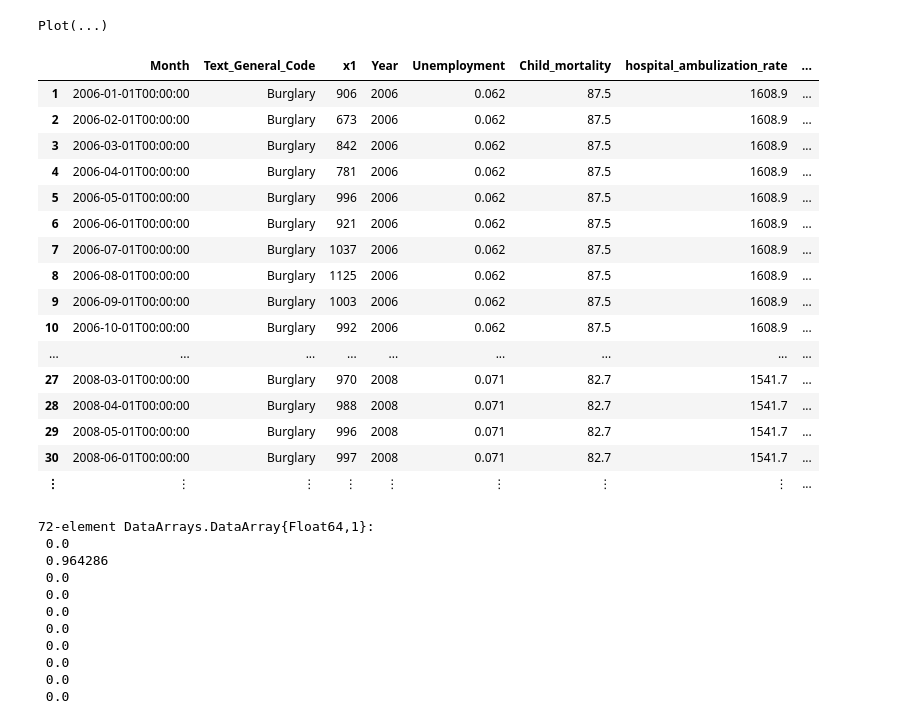
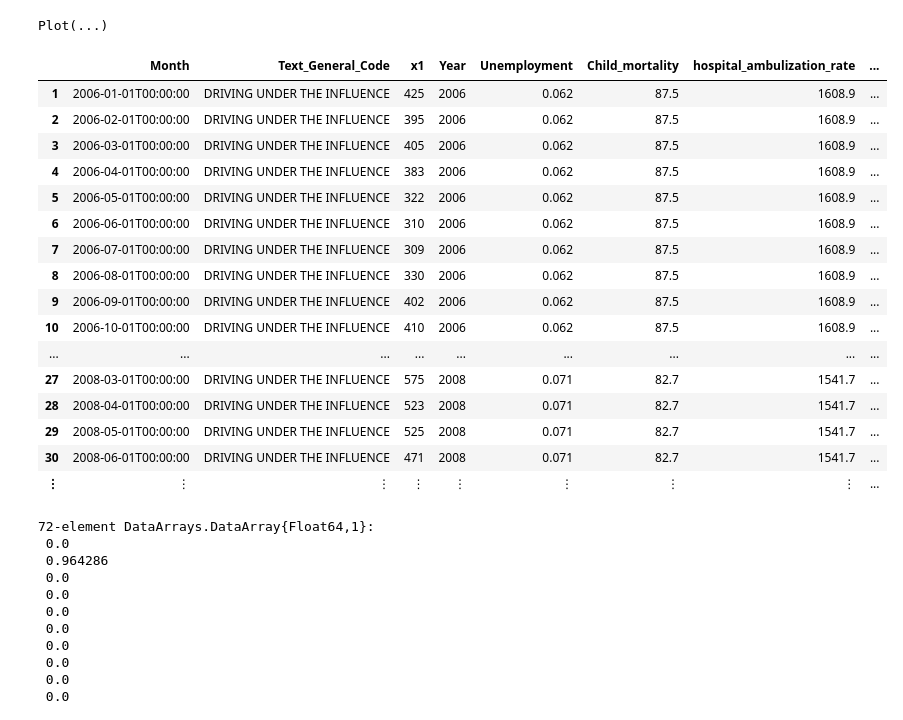
Before and after one commit to rainy0niu/Predicting-Crimes-in-Philadelphia, a Jupyter notebook: project_code/Deseasonalized_Fitting.ipynb, the cells around one changed output. Saved outputs shown, nothing was run; the diff lists cells and outputs as text; code cells hidden in the pictures.

```diff
--- a/project_code/Deseasonalized_Fitting.ipynb
+++ b/project_code/Deseasonalized_Fitting.ipynb
@@ -36,24 +36,24 @@ plot(data,x=:Month,y=:deseasonalized_subtract_mean,color=:Text_General_Code,Geom
 Plot(...)
 # %%
 #Focusing on Burglary
-DBurglary = data[data[:Text_General_Code].=="Burglary",:]
+DBurglary = data[data[:Text_General_Code].=="DRIVING UNDER THE INFLUENCE",:]
 # %% [output]
 |  | Month | Text_General_Code | x1 | Year | Unemployment | Child_mortality | hospital_ambulization_rate | ... |
-| 1 | 2006-01-01T00:00:00 | Burglary | 906 | 2006 | 0.062 | 87.5 | 1608.9 | ... |
-| 2 | 2006-02-01T00:00:00 | Burglary | 673 | 2006 | 0.062 | 87.5 | 1608.9 | ... |
-| 3 | 2006-03-01T00:00:00 | Burglary | 842 | 2006 | 0.062 | 87.5 | 1608.9 | ... |
-| 4 | 2006-04-01T00:00:00 | Burglary | 781 | 2006 | 0.062 | 87.5 | 1608.9 | ... |
-| 5 | 2006-05-01T00:00:00 | Burglary | 996 | 2006 | 0.062 | 87.5 | 1608.9 | ... |
-| 6 | 2006-06-01T00:00:00 | Burglary | 921 | 2006 | 0.062 | 87.5 | 1608.9 | ... |
-| 7 | 2006-07-01T00:00:00 | Burglary | 1037 | 2006 | 0.062 | 87.5 | 1608.9 | ... |
-| 8 | 2006-08-01T00:00:00 | Burglary | 1125 | 2006 | 0.062 | 87.5 | 1608.9 | ... |
-| 9 | 2006-09-01T00:00:00 | Burglary | 1003 | 2006 | 0.062 | 87.5 | 1608.9 | ... |
-| 10 | 2006-10-01T00:00:00 | Burglary | 992 | 2006 | 0.062 | 87.5 | 1608.9 | ... |
+| 1 | 2006-01-01T00:00:00 | DRIVING UNDER THE INFLUENCE | 425 | 2006 | 0.062 | 87.5 | 1608.9 | ... |
+| 2 | 2006-02-01T00:00:00 | DRIVING UNDER THE INFLUENCE | 395 | 2006 | 0.062 | 87.5 | 1608.9 | ... |
+| 3 | 2006-03-01T00:00:00 | DRIVING UNDER THE INFLUENCE | 405 | 2006 | 0.062 | 87.5 | 1608.9 | ... |
+| 4 | 2006-04-01T00:00:00 | DRIVING UNDER THE INFLUENCE | 383 | 2006 | 0.062 | 87.5 | 1608.9 | ... |
+| 5 | 2006-05-01T00:00:00 | DRIVING UNDER THE INFLUENCE | 322 | 2006 | 0.062 | 87.5 | 1608.9 | ... |
+| 6 | 2006-06-01T00:00:00 | DRIVING UNDER THE INFLUENCE | 310 | 2006 | 0.062 | 87.5 | 1608.9 | ... |
+| 7 | 2006-07-01T00:00:00 | DRIVING UNDER THE INFLUENCE | 309 | 2006 | 0.062 | 87.5 | 1608.9 | ... |
+| 8 | 2006-08-01T00:00:00 | DRIVING UNDER THE INFLUENCE | 330 | 2006 | 0.062 | 87.5 | 1608.9 | ... |
+| 9 | 2006-09-01T00:00:00 | DRIVING UNDER THE INFLUENCE | 402 | 2006 | 0.062 | 87.5 | 1608.9 | ... |
+| 10 | 2006-10-01T00:00:00 | DRIVING UNDER THE INFLUENCE | 410 | 2006 | 0.062 | 87.5 | 1608.9 | ... |
 | ... | ... | ... | ... | ... | ... | ... | ... | ... |
-| 27 | 2008-03-01T00:00:00 | Burglary | 970 | 2008 | 0.071 | 82.7 | 1541.7 | ... |
-| 28 | 2008-04-01T00:00:00 | Burglary | 988 | 2008 | 0.071 | 82.7 | 1541.7 | ... |
-| 29 | 2008-05-01T00:00:00 | Burglary | 996 | 2008 | 0.071 | 82.7 | 1541.7 | ... |
-| 30 | 2008-06-01T00:00:00 | Burglary | 997 | 2008 | 0.071 | 82.7 | 1541.7 | ... |
+| 27 | 2008-03-01T00:00:00 | DRIVING UNDER THE INFLUENCE | 575 | 2008 | 0.071 | 82.7 | 1541.7 | ... |
+| 28 | 2008-04-01T00:00:00 | DRIVING UNDER THE INFLUENCE | 523 | 2008 | 0.071 | 82.7 | 1541.7 | ... |
+| 29 | 2008-05-01T00:00:00 | DRIVING UNDER THE INFLUENCE | 525 | 2008 | 0.071 | 82.7 | 1541.7 | ... |
+| 30 | 2008-06-01T00:00:00 | DRIVING UNDER THE INFLUENCE | 471 | 2008 | 0.071 | 82.7 | 1541.7 | ... |
 | ⋮ | ⋮ | ⋮ | ⋮ | ⋮ | ⋮ | ⋮ | ⋮ | ... |
 # %%
 Burglary[:,45]
```
Also changed, not shown: parts of 30 cells of this notebook.
